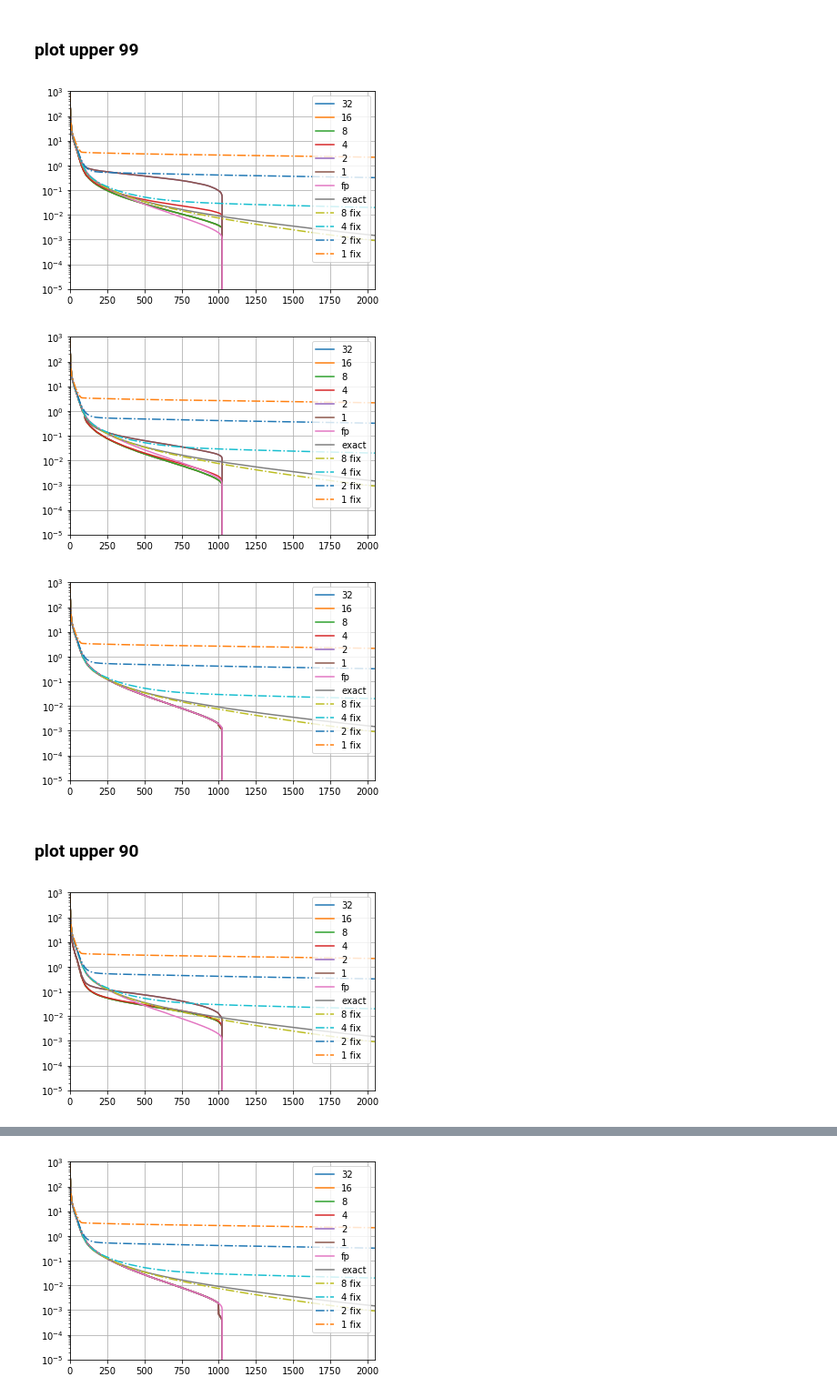
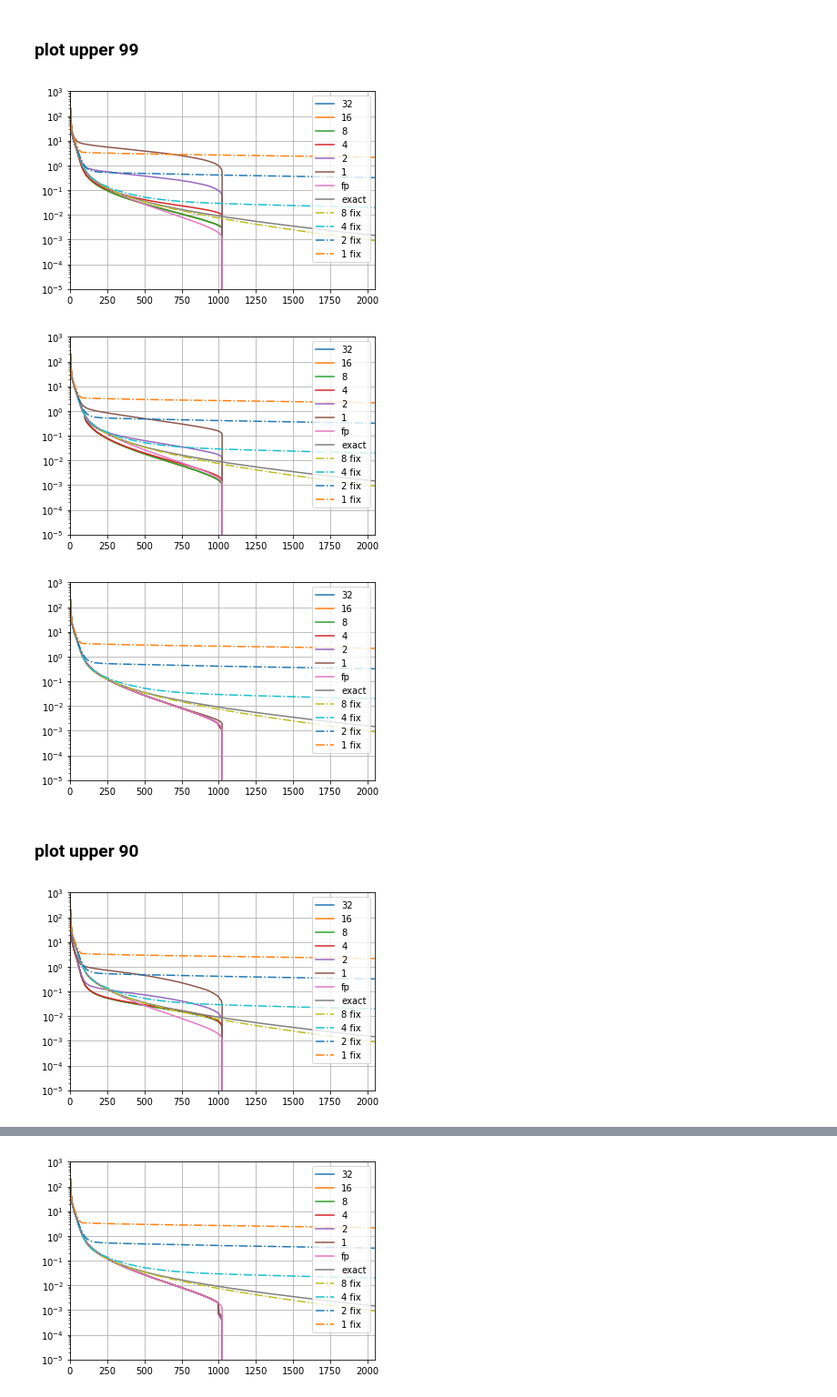
Before and after one commit to JianGoForIt/lp_rffs, a Jupyter notebook: kernel_reg/notebook/Visualize_residual_dynamic_range.ipynb, the cells around one changed output, grey strips where cells are left out. Shown at 91% size. Cells and saved outputs as stored; diff of their text form; code cells hidden in the pictures.

Commit message:
update auto scale visual and dynamic range visual

```diff
--- a/kernel_reg/notebook/Visualize_residual_dynamic_range.ipynb
+++ b/kernel_reg/notebook/Visualize_residual_dynamic_range.ipynb
@@ -348,24 +348,24 @@ plt.show()
 # %%
 plt.figure()
 plt.semilogy(spectrums_upper_99["upper_99_n_top_10_nbit_32"], label="32")
 plt.semilogy(spectrums_upper_99["upper_99_n_top_10_nbit_16"], label="16")
 plt.semilogy(spectrums_upper_99["upper_99_n_top_10_nbit_8"], label="8")
 plt.semilogy(spectrums_upper_99["upper_99_n_top_10_nbit_4"], label="4")
 plt.semilogy(spectrums_upper_99["upper_99_n_top_10_nbit_2"], label="2")
-plt.semilogy(spectrums_upper_99["upper_99_n_top_10_nbit_2"], label="1")
+plt.semilogy(spectrums_upper_99["upper_99_n_top_10_nbit_1"], label="1")
 plt.semilogy(spectrums_fp, label="fp")
 plt.semilogy(spectrums_exact, label="exact")
 plt.semilogy(spectrums_fix_bit["lp_rff_budget_1024_nbit_8_seed_1"], '-.', label="8 fix")
 plt.semilogy(spectrums_fix_bit["lp_rff_budget_1024_nbit_4_seed_1"], '-.', label="4 fix")
 plt.semilogy(spectrums_fix_bit["lp_rff_budget_1024_nbit_2_seed_1"], '-.', label="2 fix")
 plt.semilogy(spectrums_fix_bit["lp_rff_budget_1024_nbit_1_seed_1"], '-.', label="1 fix")
 plt.grid()
 plt.legend()
 plt.ylim([1e-5, 1e3])
 plt.xlim([0, 2048])
 plt.show()
 # %% [output]
-[figure, old version]
+[figure, new version]
 # %%
 plt.figure()
 plt.semilogy(spectrums_upper_99["upper_99_n_top_100_nbit_32"], label="32")
@@ -373,7 +373,7 @@ plt.semilogy(spectrums_upper_99["upper_99_n_top_100_nbit_16"], label="16")
 plt.semilogy(spectrums_upper_99["upper_99_n_top_100_nbit_8"], label="8")
 plt.semilogy(spectrums_upper_99["upper_99_n_top_100_nbit_4"], label="4")
 plt.semilogy(spectrums_upper_99["upper_99_n_top_100_nbit_2"], label="2")
-plt.semilogy(spectrums_upper_99["upper_99_n_top_100_nbit_2"], label="1")
+plt.semilogy(spectrums_upper_99["upper_99_n_top_100_nbit_1"], label="1")
 plt.semilogy(spectrums_fp, label="fp")
 plt.semilogy(spectrums_exact, label="exact")
 plt.semilogy(spectrums_fix_bit["lp_rff_budget_1024_nbit_8_seed_1"], '-.', label="8 fix")
@@ -386,7 +386,7 @@ plt.ylim([1e-5, 1e3])
 plt.xlim([0, 2048])
 plt.show()
 # %% [output]
-[figure, old version]
+[figure, new version]
 # %%
 plt.figure()
 plt.semilogy(spectrums_upper_99["upper_99_n_top_1000_nbit_32"], label="32")
@@ -394,7 +394,7 @@ plt.semilogy(spectrums_upper_99["upper_99_n_top_1000_nbit_16"], label="16")
 plt.semilogy(spectrums_upper_99["upper_99_n_top_1000_nbit_8"], label="8")
 plt.semilogy(spectrums_upper_99["upper_99_n_top_1000_nbit_4"], label="4")
 plt.semilogy(spectrums_upper_99["upper_99_n_top_1000_nbit_2"], label="2")
-plt.semilogy(spectrums_upper_99["upper_99_n_top_1000_nbit_2"], label="1")
+plt.semilogy(spectrums_upper_99["upper_99_n_top_1000_nbit_1"], label="1")
 plt.semilogy(spectrums_fp, label="fp")
 plt.semilogy(spectrums_exact, label="exact")
 plt.semilogy(spectrums_fix_bit["lp_rff_budget_1024_nbit_8_seed_1"], '-.', label="8 fix")
@@ -407,7 +407,7 @@ plt.ylim([1e-5, 1e3])
 plt.xlim([0, 2048])
 plt.show()
 # %% [output]
-[figure, old version]
+[figure, new version]
 # %% [markdown]
 ### plot upper 90
 # %%
@@ -417,7 +417,7 @@ plt.semilogy(spectrums_upper_90["upper_90_n_top_10_nbit_16"], label="16")
 plt.semilogy(spectrums_upper_90["upper_90_n_top_10_nbit_8"], label="8")
 plt.semilogy(spectrums_upper_90["upper_90_n_top_10_nbit_4"], label="4")
 plt.semilogy(spectrums_upper_90["upper_90_n_top_10_nbit_2"], label="2")
-plt.semilogy(spectrums_upper_90["upper_90_n_top_10_nbit_2"], label="1")
+plt.semilogy(spectrums_upper_90["upper_90_n_top_10_nbit_1"], label="1")
 plt.semilogy(spectrums_fp, label="fp")
 plt.semilogy(spectrums_exact, label="exact")
 plt.semilogy(spectrums_fix_bit["lp_rff_budget_1024_nbit_8_seed_1"], '-.', label="8 fix")
@@ -430,7 +430,7 @@ plt.ylim([1e-5, 1e3])
 plt.xlim([0, 2048])
 plt.show()
 # %% [output]
-[figure, old version]
+[figure, new version]
 # %%
 plt.figure()
 plt.semilogy(spectrums_upper_90["upper_90_n_top_100_nbit_32"], label="32")
```
Also changed, not shown: parts of 2 cells of this notebook, 1 other file.
